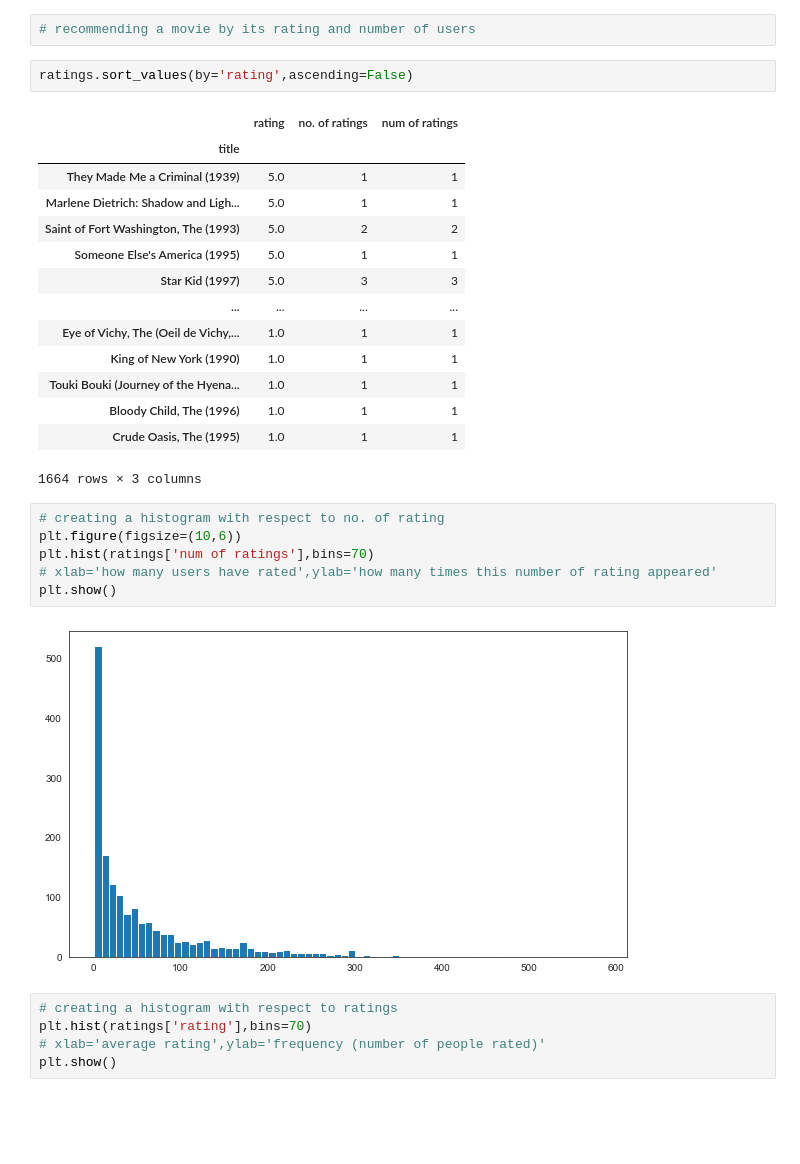
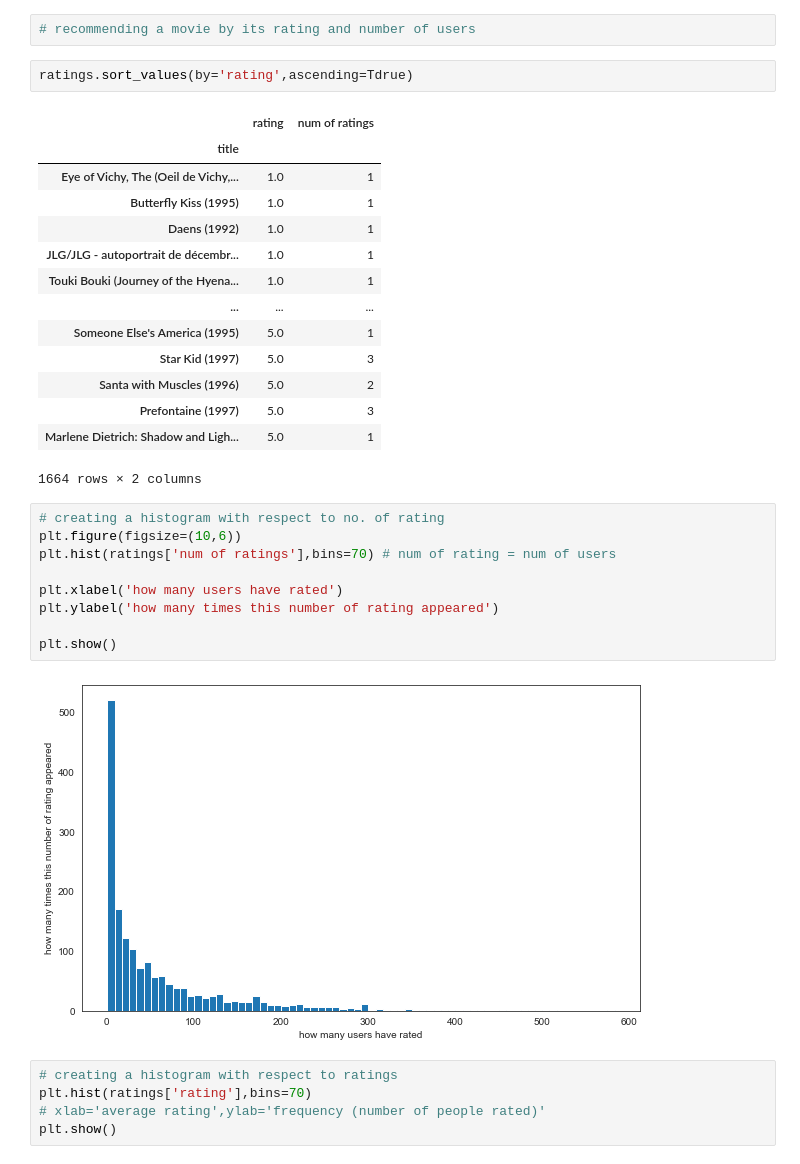
Before and after one commit to saketh2513/movie-Recommendation-System, a Jupyter notebook: project-2.ipynb, the cells around one changed output. Saved outputs shown, nothing was run; the diff lists cells and outputs as text; blank space fills up the shorter version.

```diff
--- a/project-2.ipynb
+++ b/project-2.ipynb
@@ -144,30 +152,33 @@ ratings
 # %%
 # recommending a movie by its rating and number of users
 # %%
-ratings.sort_values(by='rating',ascending=False)
+ratings.sort_values(by='rating',ascending=Tdrue)
 # %% [output]
-|  | rating | no. of ratings | num of ratings |
-| title |  |  |  |
-| They Made Me a Criminal (1939) | 5.0 | 1 | 1 |
-| Marlene Dietrich: Shadow and Ligh... | 5.0 | 1 | 1 |
-| Saint of Fort Washington, The (1993) | 5.0 | 2 | 2 |
-| Someone Else's America (1995) | 5.0 | 1 | 1 |
-| Star Kid (1997) | 5.0 | 3 | 3 |
-| ... | ... | ... | ... |
-| Eye of Vichy, The (Oeil de Vichy,... | 1.0 | 1 | 1 |
-| King of New York (1990) | 1.0 | 1 | 1 |
-| Touki Bouki (Journey of the Hyena... | 1.0 | 1 | 1 |
-| Bloody Child, The (1996) | 1.0 | 1 | 1 |
-| Crude Oasis, The (1995) | 1.0 | 1 | 1 |
+|  | rating | num of ratings |
+| title |  |  |
+| Eye of Vichy, The (Oeil de Vichy,... | 1.0 | 1 |
+| Butterfly Kiss (1995) | 1.0 | 1 |
+| Daens (1992) | 1.0 | 1 |
+| JLG/JLG - autoportrait de décembr... | 1.0 | 1 |
+| Touki Bouki (Journey of the Hyena... | 1.0 | 1 |
+| ... | ... | ... |
+| Someone Else's America (1995) | 5.0 | 1 |
+| Star Kid (1997) | 5.0 | 3 |
+| Santa with Muscles (1996) | 5.0 | 2 |
+| Prefontaine (1997) | 5.0 | 3 |
+| Marlene Dietrich: Shadow and Ligh... | 5.0 | 1 |
-1664 rows × 3 columns
+1664 rows × 2 columns
 # %%
 # creating a histogram with respect to no. of rating
 plt.figure(figsize=(10,6))
-plt.hist(ratings['num of ratings'],bins=70)
-# xlab='how many users have rated',ylab='how many times this number of rating appeared'
+plt.hist(ratings['num of ratings'],bins=70) # num of rating = num of users
+
+plt.xlabel('how many users have rated')
+plt.ylabel('how many times this number of rating appeared')
+
 plt.show()
 # %% [output]
-[figure, old version]
+[figure, new version]
 # %%
 # creating a histogram with respect to ratings
 plt.hist(ratings['rating'],bins=70)
```
Also changed, not shown: parts of 9 cells of this notebook.
